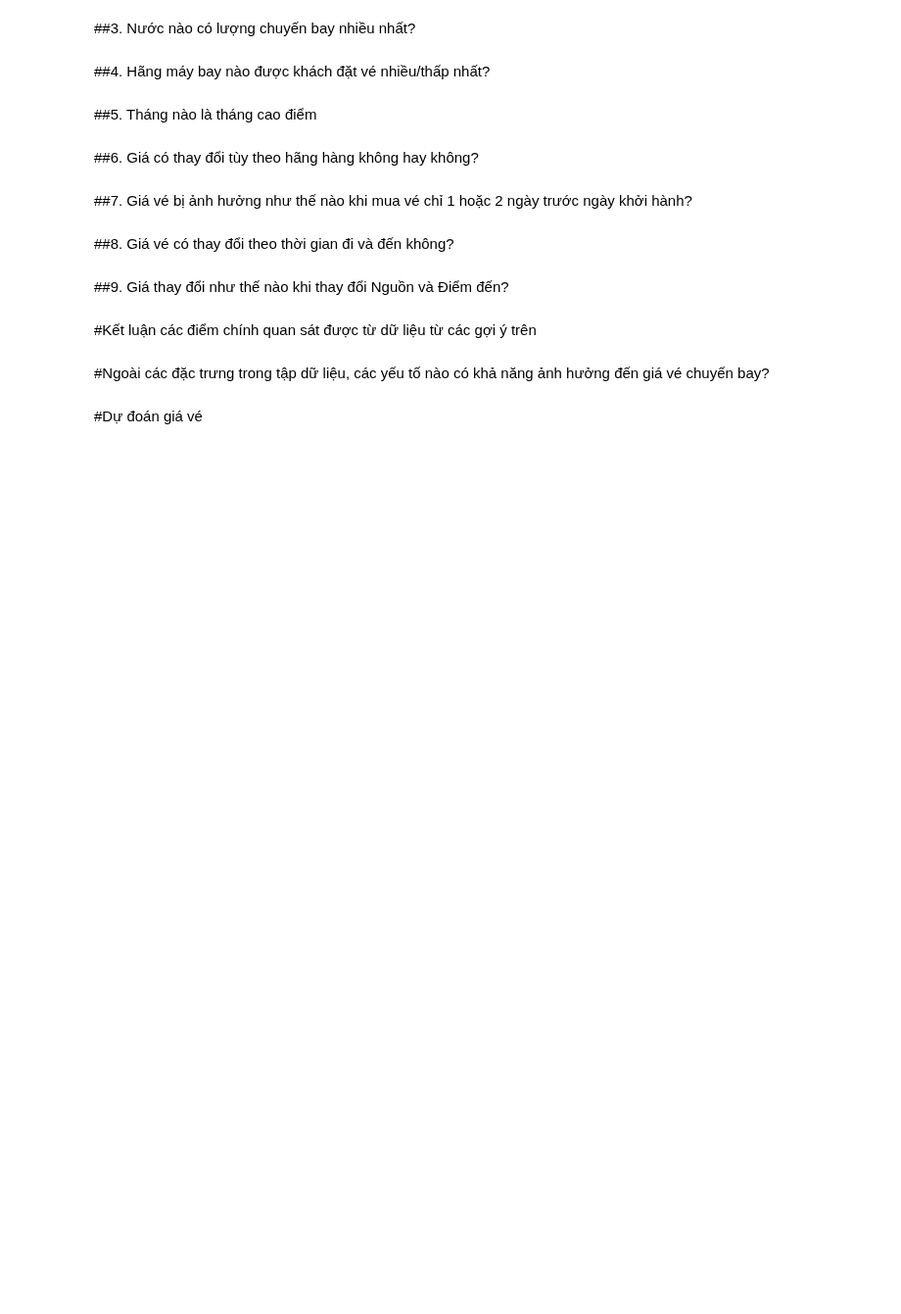
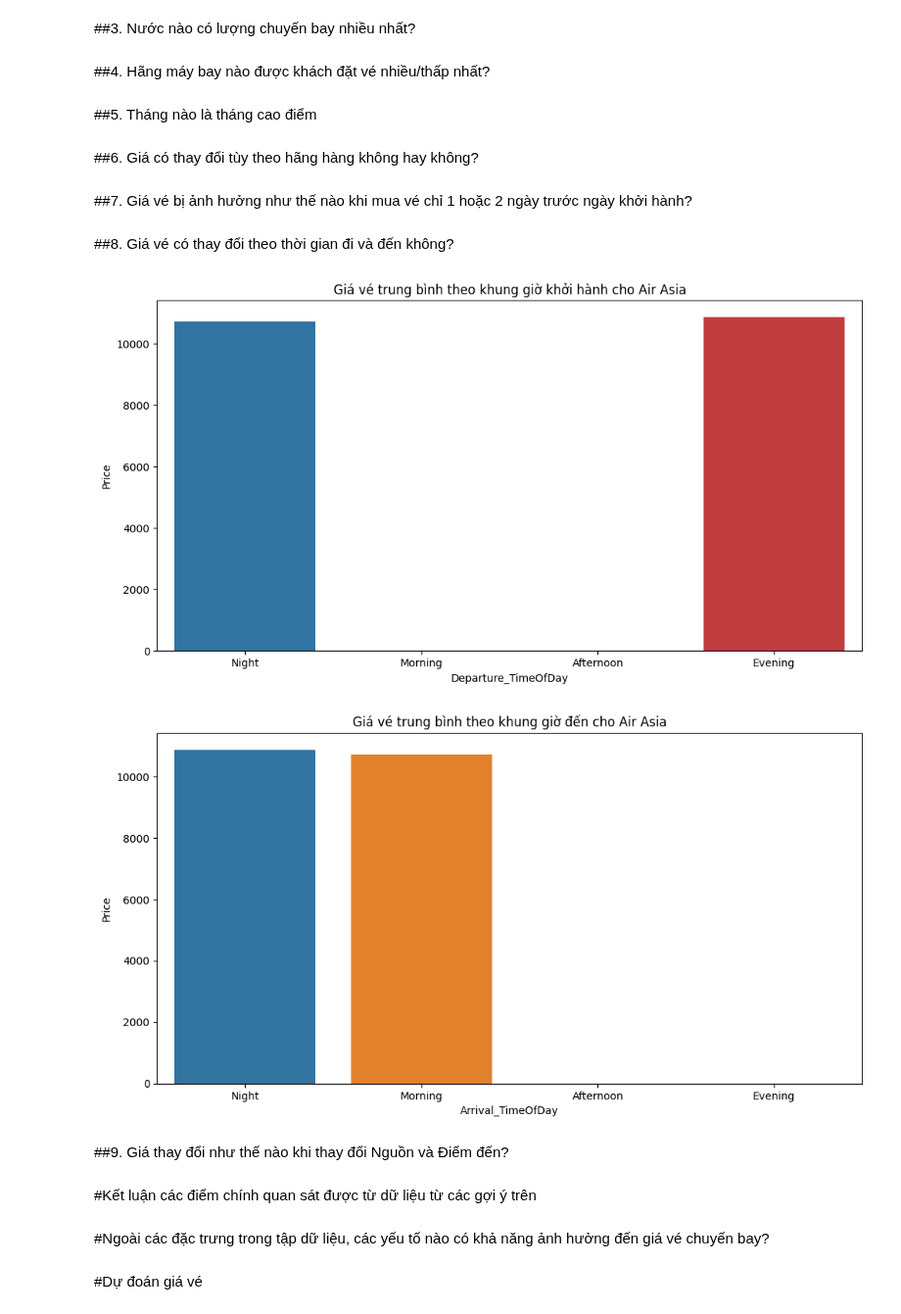
Before and after one commit to Vanniee007/ADA-Final-Project-20CQ.PTDL.05, a Jupyter notebook: FinalProject.ipynb, the cells around one changed output. Shown at 98% size. Drawn from its saved outputs; the diff is of its cells as text; code cells hidden in the pictures; blank space fills up the shorter version.

Commit message:
update 8 and convert arrival time

```diff
--- a/FinalProject.ipynb
+++ b/FinalProject.ipynb
@@ -275,0 +142,20 @@ merged_data.head(10)
+# %%
+# Hàm tùy chỉnh để xử lý ngày trong 'Arrival_Time'
+def extract_arrival_day(row):
+    arrival_time = row['Arrival_Time']
+    date_of_journey = pd.to_datetime(row['Date_of_Journey'], format='%d/%m/%Y')
+
+    if len(arrival_time) > 5:
+        if int(str(arrival_time)[:2]) > int(str(date_of_journey)[:2]):
+          return pd.to_datetime(arrival_time).strftime('%d/%m') + '/2019'
+        else:
+          return (date_of_journey + timedelta(days=1)).strftime('%d/%m/%Y')
+    else:
+        return date_of_journey.strftime('%d/%m/%Y')
+
+# Áp dụng hàm cho cột 'Arrival_Day'
+merged_data['Arrival_Date'] = merged_data.apply(extract_arrival_day, axis=1)
+
+merged_data['Arrival_Time'] = pd.to_datetime(merged_data['Arrival_Time']).dt.strftime('%H:%M')
+
+merged_data.head()
@@ -311,6 +191,47 @@ plt.show()
 # %% [markdown]
 
 ##8. Giá vé có thay đổi theo thời gian đi và đến không?
+# %%
+# ReplReplace 'Jet Airways' with the desired airline
+airline = 'Air Asia'
+# Replace '01/05/2019' with the specific date you want to filter
+specific_date = '01/03/2019'
+specific_date = pd.to_datetime(specific_date, format='%d/%m/%Y')
+
+source = 'Banglore'
+des = 'New Delhi'
+merged_data['Departure_Hour'] = pd.to_datetime(merged_data['Dep_Time'], format='%H:%M').dt.hour
+merged_data['Date_of_Journey'] = pd.to_datetime(merged_data['Date_of_Journey'], format='%d/%m/%Y')
+# Create a new column for the time of day
+merged_data['Departure_TimeOfDay'] = pd.cut(merged_data['Departure_Hour'], bins=[0, 6, 12, 18, 24], labels=['Night', 'Morning', 'Afternoon', 'Evening'])
+# Filter data for the specific airline and specific date
+filtered_data = merged_data[(merged_data['Airline'] == airline) & (merged_data['Date_of_Journey'] == specific_date) & (merged_data['Source'] == source)
+                     & (merged_data['Destination'] == des)]
+
+# Biểu đồ giá vé trung bình theo khung giờ khởi hành
+plt.figure(figsize=(12, 6))
+sns.barplot(x='Departure_TimeOfDay', y='Price', data=filtered_data)
+plt.title(f'Giá vé trung bình theo khung giờ khởi hành cho {airline}')
+plt.show()
+
+# Convert Arrival_Time to datetime
+merged_data['Arrival_Hour'] = pd.to_datetime(merged_data['Arrival_Time'], format='%H:%M').dt.hour
+merged_data['Arrival_Date'] = pd.to_datetime(merged_data['Date_of_Journey'], format='%d/%m/%Y')
+# Create a new column for the time of day for arrival
+merged_data['Arrival_TimeOfDay'] = pd.cut(merged_data['Arrival_Hour'], bins=[0, 6, 12, 18, 24], labels=['Night', 'Morning', 'Afternoon', 'Evening'])
+
+# Filter data for the specific airline and specific date
+filtered_data_arrival = merged_data[(merged_data['Airline'] == airline) & (merged_data['Arrival_Date'] == specific_date) & (merged_data['Source'] == source)
+                              & (merged_data['Destination'] == des)]
+
+#Biểu đồ giá vé trung bình theo khung giờ đến
+plt.figure(figsize=(12, 6))
+sns.barplot(x='Arrival_TimeOfDay', y='Price', data=filtered_data_arrival)
+plt.title(f'Giá vé trung bình theo khung giờ đến cho {airline}')
+plt.show()
+# %% [output]
+[figure, added]
+[figure, added]
 # %% [markdown]
 
 ##9. Giá thay đổi như thế nào khi thay đổi Nguồn và Điểm đến?
```
Also changed, not shown: parts of 18 cells of this notebook.
